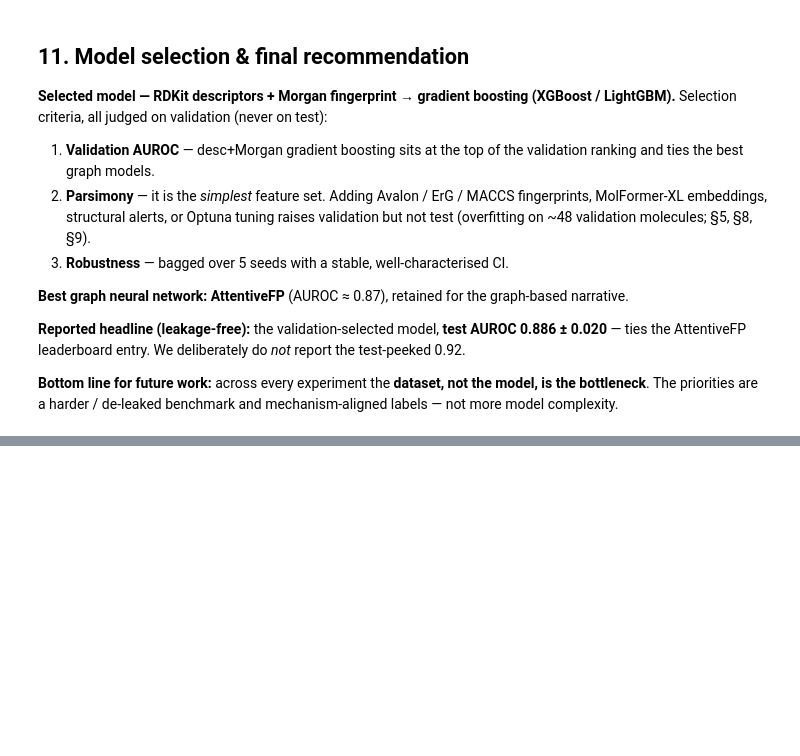
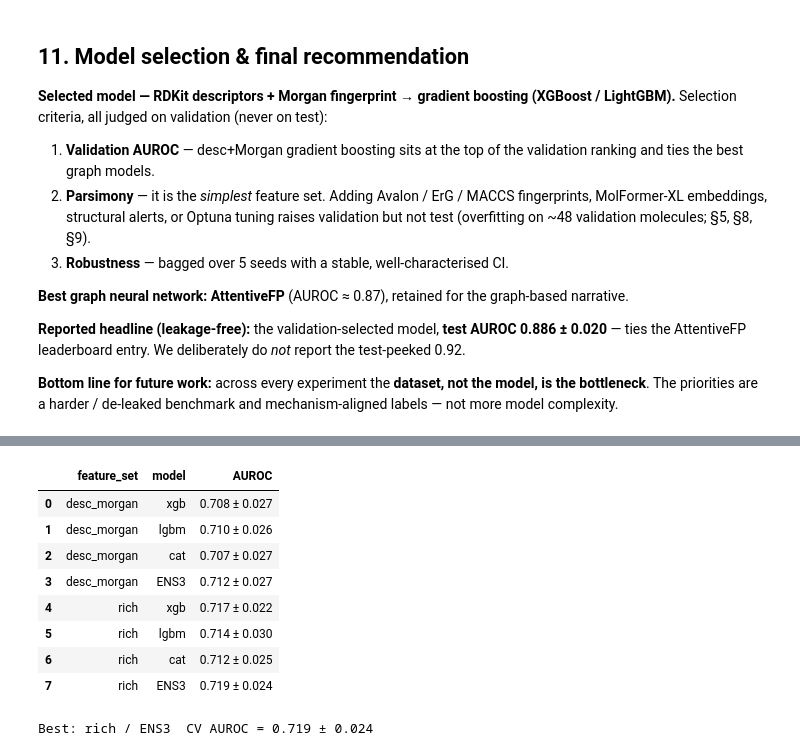
Before and after one commit to ImSifat7/Prediction-of-Drug-Induced-Liver-Injury-DILI-Using-Graph-Based-Machine-Learning-Models-, a Jupyter notebook: DILI_project_notebook.ipynb, the cells around one changed output, grey strips where cells are left out. Cells and saved outputs as stored; diff of their text form; code cells hidden in the pictures; blank space fills up the shorter version.

```diff
--- a/DILI_project_notebook.ipynb
+++ b/DILI_project_notebook.ipynb
@@ -583,0 +594,18 @@ mechanism-aligned labels — not more model complexity.
+# %%
+dcv = pd.read_csv(RESULTS / "dilist_cv.csv")
+disp = dcv.copy()
+disp["AUROC"] = [f"{m:.3f} ± {s:.3f}" for m, s in zip(disp.AUROC_mean, disp.AUROC_std)]
+display(disp[["feature_set", "model", "AUROC"]])
+best = dcv.sort_values("AUROC_mean").iloc[-1]
+print(f"Best: {best.feature_set} / {best.model}  CV AUROC = {best.AUROC_mean:.3f} ± {best.AUROC_std:.3f}")
+# %% [output]
+|  | feature_set | model | AUROC |
+| 0 | desc_morgan | xgb | 0.708 ± 0.027 |
+| 1 | desc_morgan | lgbm | 0.710 ± 0.026 |
+| 2 | desc_morgan | cat | 0.707 ± 0.027 |
+| 3 | desc_morgan | ENS3 | 0.712 ± 0.027 |
+| 4 | rich | xgb | 0.717 ± 0.022 |
+| 5 | rich | lgbm | 0.714 ± 0.030 |
+| 6 | rich | cat | 0.712 ± 0.025 |
+| 7 | rich | ENS3 | 0.719 ± 0.024 |
+Best: rich / ENS3  CV AUROC = 0.719 ± 0.024
```
Also changed, not shown: parts of 9 cells of this notebook, 10 other files.
